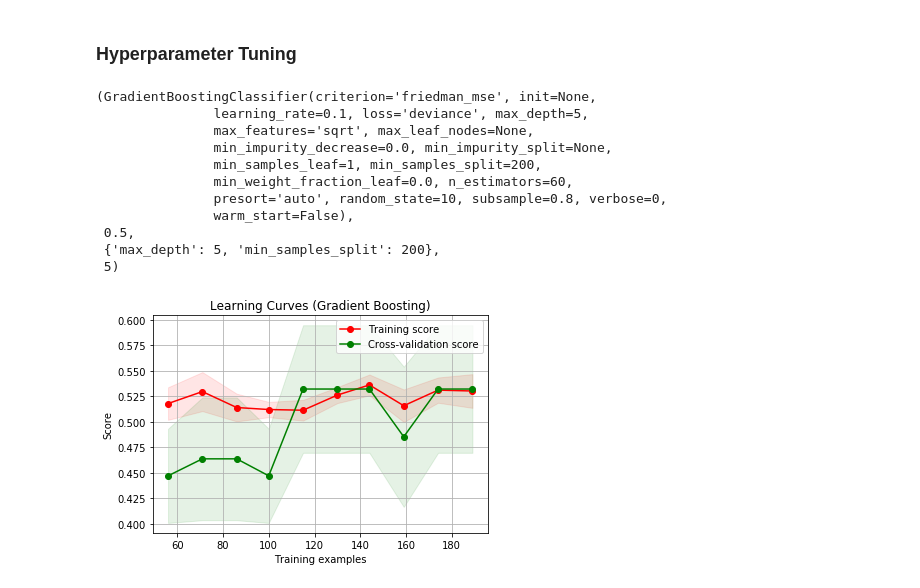
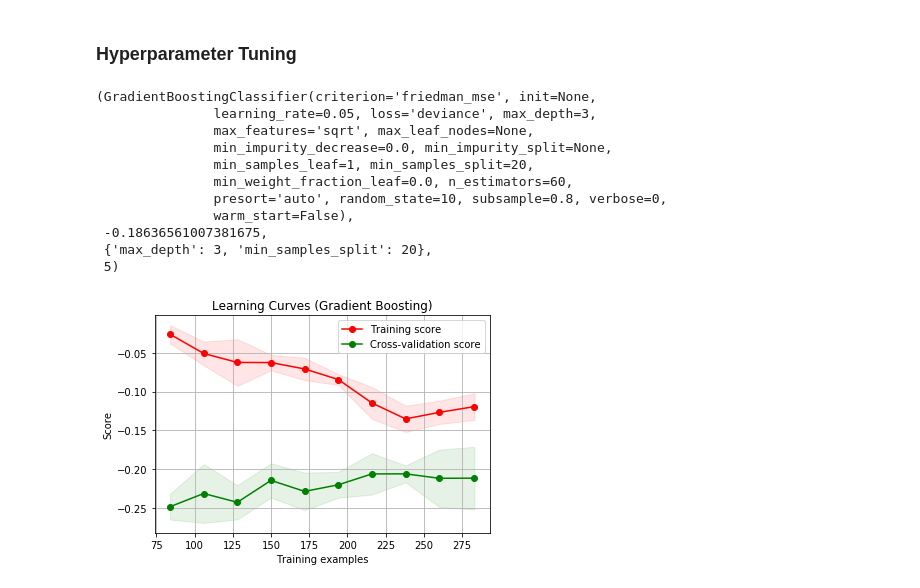
Before and after one commit to HHHuiyu/MRI-and-Alzheimers-BIOF509-FP-, a Jupyter notebook: BIOF509-FP-Huiyu.ipynb, the cells around one changed output. Cells and saved outputs as stored; diff of their text form; code cells hidden in the pictures.

```diff
--- a/BIOF509-FP-Huiyu.ipynb
+++ b/BIOF509-FP-Huiyu.ipynb
@@ -389,13 +512,3 @@ MSE: 0.24
 Accuracy: 0.76
 <matplotlib.axes._subplots.AxesSubplot at 0x...>
 [figure]
-# %%
-# Decision Tree CV
-dtr.fit(X, y)
-
-cv = KFold(n_splits=5, shuffle=True, random_state=10)
-se = abs(np.mean(cross_val_score(dtr, X_train, y_train, cv=cv, scoring="neg_mean_squared_error")))
-acc = abs(np.mean(cross_val_score(dtr, X_train, y_train, cv=cv, scoring="accuracy")))
-
-print('MSE: ', np.round(se, 2))
-print('Accuracy: ', np.round(acc, 2))
@@ -423,14 +533,3 @@ MSE: 0.24
 Accuracy: 0.76
 <matplotlib.axes._subplots.AxesSubplot at 0x...>
 [figure]
-# %%
-# Random Forest CV
-from sklearn.ensemble import RandomForestClassifier
-
-rf= RandomForestClassifier()
-cv = KFold(n_splits=5, shuffle=True, random_state=10)
-se = abs(np.mean(cross_val_score(rf, X_train, y_train, cv=cv, scoring="neg_mean_squared_error")))
-acc = abs(np.mean(cross_val_score(rf, X_train, y_train, cv=cv, scoring="accuracy")))
-
-print('MSE: ', np.round(se, 2))
-print('Accuracy: ', np.round(acc, 2))
@@ -460,14 +556,3 @@ MSE: 0.18
 Accuracy: 0.82
 <matplotlib.axes._subplots.AxesSubplot at 0x...>
 [figure]
-# %%
-# Gradient Boosting CV
-from sklearn.ensemble import GradientBoostingClassifier
-
-gb = GradientBoostingClassifier()
-cv = KFold(n_splits=5, shuffle=True, random_state=10)
-se = abs(np.mean(cross_val_score(gb, X_train, y_train, cv=cv, scoring="neg_mean_squared_error")))
-acc = abs(np.mean(cross_val_score(gb, X_train, y_train, cv=cv, scoring="accuracy")))
-
-print('MSE: ', np.round(se, 2))
-print('Accuracy: ', np.round(acc, 2))
@@ -581,22 +715,23 @@ Text(91.68,0.5,'Predicted Label')
 # %%
 from sklearn.model_selection import GridSearchCV
 
-param_test = {'max_depth':range(5,16,2), 'min_samples_split':range(200,1001,200)}
-gsearch = GridSearchCV(estimator = GradientBoostingClassifier(learning_rate=0.1, n_estimators=60, max_features='sqrt', subsample=0.8, random_state=10),
-param_grid = param_test, scoring='roc_auc',n_jobs=4, iid=False, cv=5)
+param_test = {'max_depth':range(3,12,4), 'min_samples_split':range(20, 300, 20)}
+gsearch = GridSearchCV(estimator = GradientBoostingClassifier(learning_rate=0.05, n_estimators=60,
+                                                              max_features='sqrt', subsample=0.8, random_state=10),
+param_grid = param_test, scoring='neg_mean_squared_error',n_jobs=4, iid=False, cv=5)
 gsearch.fit(X_train, y_train)
 gsearch.best_estimator_, gsearch.best_score_, gsearch.best_params_, gsearch.n_splits_
 # %% [output]
 (GradientBoostingClassifier(criterion='friedman_mse', init=None,
-               learning_rate=0.1, loss='deviance', max_depth=5,
+               learning_rate=0.05, loss='deviance', max_depth=3,
                max_features='sqrt', max_leaf_nodes=None,
                min_impurity_decrease=0.0, min_impurity_split=None,
-               min_samples_leaf=1, min_samples_split=200,
+               min_samples_leaf=1, min_samples_split=20,
                min_weight_fraction_leaf=0.0, n_estimators=60,
                presort='auto', random_state=10, subsample=0.8, verbose=0,
                warm_start=False),
- 0.5,
- {'max_depth': 5, 'min_samples_split': 200},
+ -0.18636561007381675,
+ {'max_depth': 3, 'min_samples_split': 20},
  5)
 # %%
 from sklearn.model_selection import learning_curve
@@ -611,7 +746,7 @@ def plot_learning_curve(estimator, title, X, y, ylim=None, cv=None,
     plt.xlabel("Training examples")
     plt.ylabel("Score")
     train_sizes, train_scores, test_scores = learning_curve(
-        estimator, X, y, cv=cv, n_jobs=n_jobs, train_sizes=train_sizes, scoring="accuracy")
+        estimator, X, y, cv=cv, n_jobs=n_jobs, train_sizes=train_sizes, scoring="neg_mean_squared_error")
     train_scores_mean = np.mean(train_scores, axis=1)
     train_scores_std = np.std(train_scores, axis=1)
     test_scores_mean = np.mean(test_scores, axis=1)
@@ -631,20 +766,20 @@ def plot_learning_curve(estimator, title, X, y, ylim=None, cv=None,
     plt.legend(loc="best")
     return plt
 # %%
-# overfit
+# test overfit
 title = "Learning Curves (Gradient Boosting)"
 
 # Create the CV iterator
 cv_iterator = KFold(n_splits=5, shuffle=True, random_state=10)
 model = GradientBoostingClassifier(criterion='friedman_mse', init=None,
-               learning_rate=0.1, loss='deviance', max_depth=5,
+               learning_rate=0.05, loss='deviance', max_depth=3,
                max_features='sqrt', max_leaf_nodes=None,
                min_impurity_decrease=0.0, min_impurity_split=None,
-               min_samples_leaf=1, min_samples_split=200,
+               min_samples_leaf=1, min_samples_split=20,
                min_weight_fraction_leaf=0.0, n_estimators=60,
                presort='auto', random_state=10, subsample=0.8, verbose=0,
                warm_start=False)
-plot_learning_curve(model, title, X_train, y_train, cv=cv_iterator, n_jobs=4)
+plot_learning_curve(model, title, X_norm, y, cv=cv_iterator, n_jobs=4)
 plt.show()
 # %% [output]
-[figure, old version]
+[figure, new version]
```
Also changed, not shown: parts of 29 cells of this notebook.
